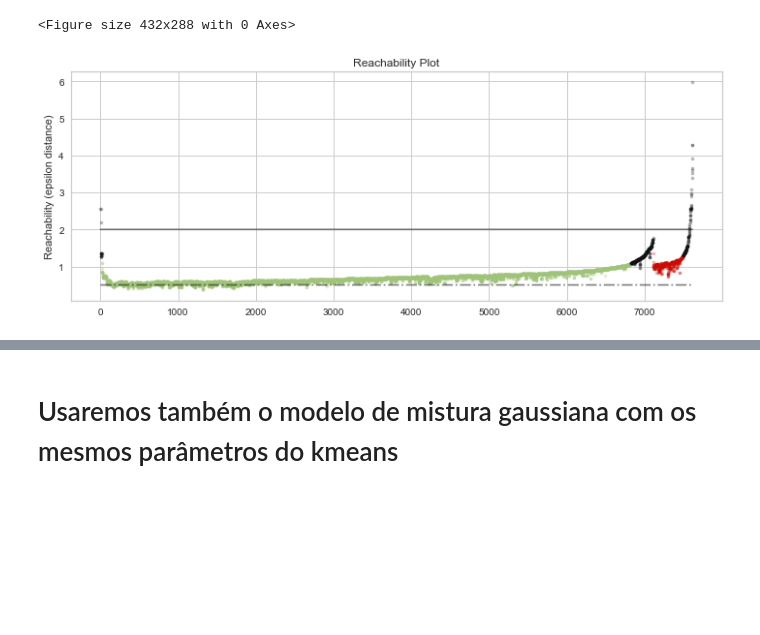
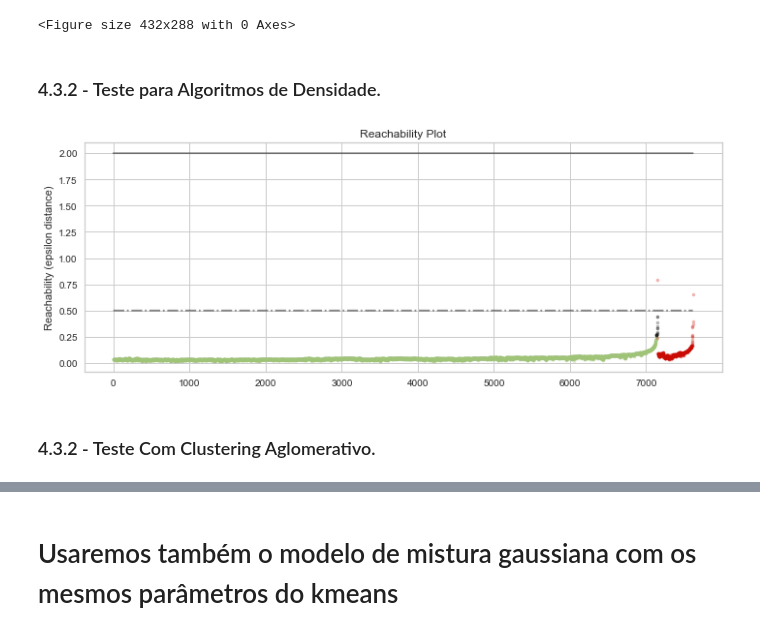
Before and after one commit to Di-carvalho/classifica-o_de_estrelas_GAIA-Clustering, a Jupyter notebook: star_classification-gaia.ipynb, the cells around one changed output, grey strips where cells are left out. Cells and saved outputs as stored; diff of their text form; code cells hidden in the pictures; blank space fills up the shorter version.

```diff
--- a/star_classification-gaia.ipynb
+++ b/star_classification-gaia.ipynb
@@ -804,41 +806,45 @@ plt.tight_layout()
 [figure]
 [figure]
 <Figure size 432x288 with 0 Axes>
+# %% [markdown]
+### 4.3.2 - Teste para Algoritmos de Densidade.
 # %%
 
-clust = OPTICS(min_samples=5, xi=0.005, min_cluster_size=0.05)
+clust = OPTICS(min_samples=5, xi=0.05, min_cluster_size=0.05)
 
 # Run the fit
 clust.fit(df_model)
 
 
 space = np.arange(len(df_model))
 reachability = clust.reachability_[clust.ordering_]
 labels = clust.labels_[clust.ordering_]
 
 plt.figure(figsize=(10, 4))
 G = gridspec.GridSpec(1, 1)
 ax1 = plt.subplot(G[0, :])
 
 
 
 # Reachability plot
 colors = ["g.", "r.", "b.", "y.", "c."]
 for klass, color in zip(range(0, 5), colors):
     Xk = space[labels == klass]
     Rk = reachability[labels == klass]
     ax1.plot(Xk, Rk, color, alpha=0.3)
 ax1.plot(space[labels == -1], reachability[labels == -1], "k.", alpha=0.3)
 ax1.plot(space, np.full_like(space, 2, dtype=float), "k-", alpha=0.5)
 ax1.plot(space, np.full_like(space, 0.5, dtype=float), "k-.", alpha=0.5)
 ax1.set_ylabel("Reachability (epsilon distance)")
 ax1.set_title("Reachability Plot")
 
 
 plt.tight_layout()
 plt.show()
 # %% [output]
-[figure, old version]
+[figure, new version]
+# %% [markdown]
+### 4.3.2 - Teste Com Clustering Aglomerativo.
 # %%
 aux = df_model.copy()
 clustering = AgglomerativeClustering(distance_threshold=0, n_clusters=None).fit(aux)
```
Also changed, not shown: parts of 23 cells of this notebook.
